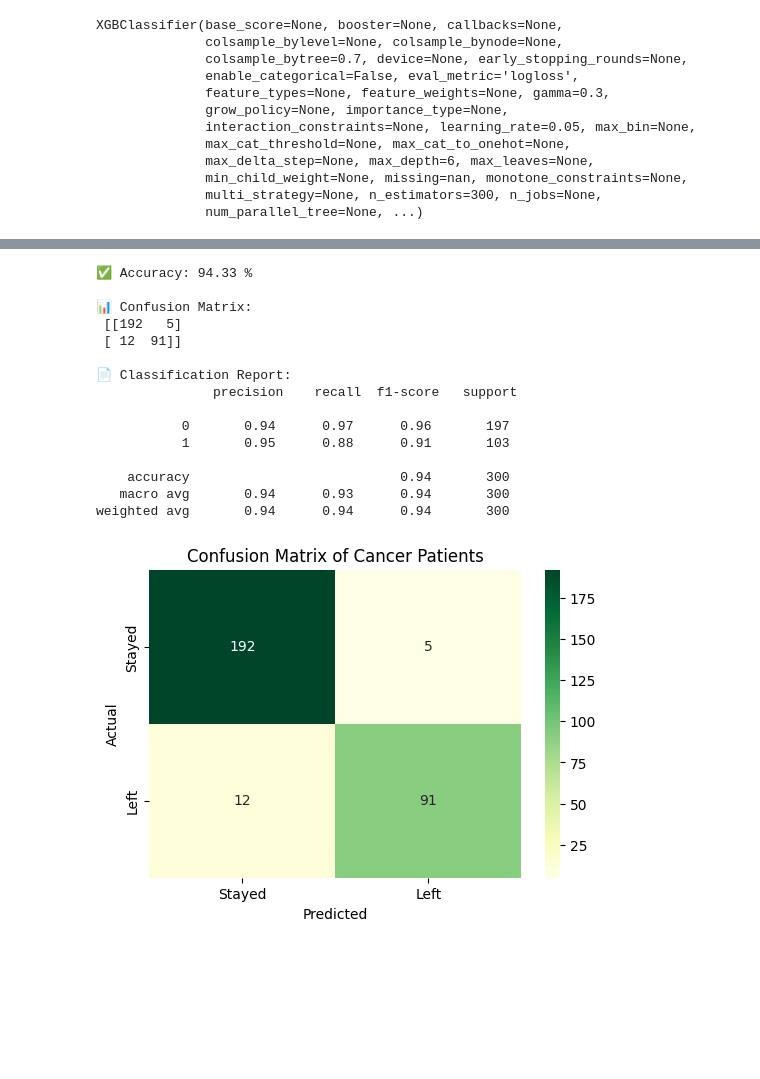
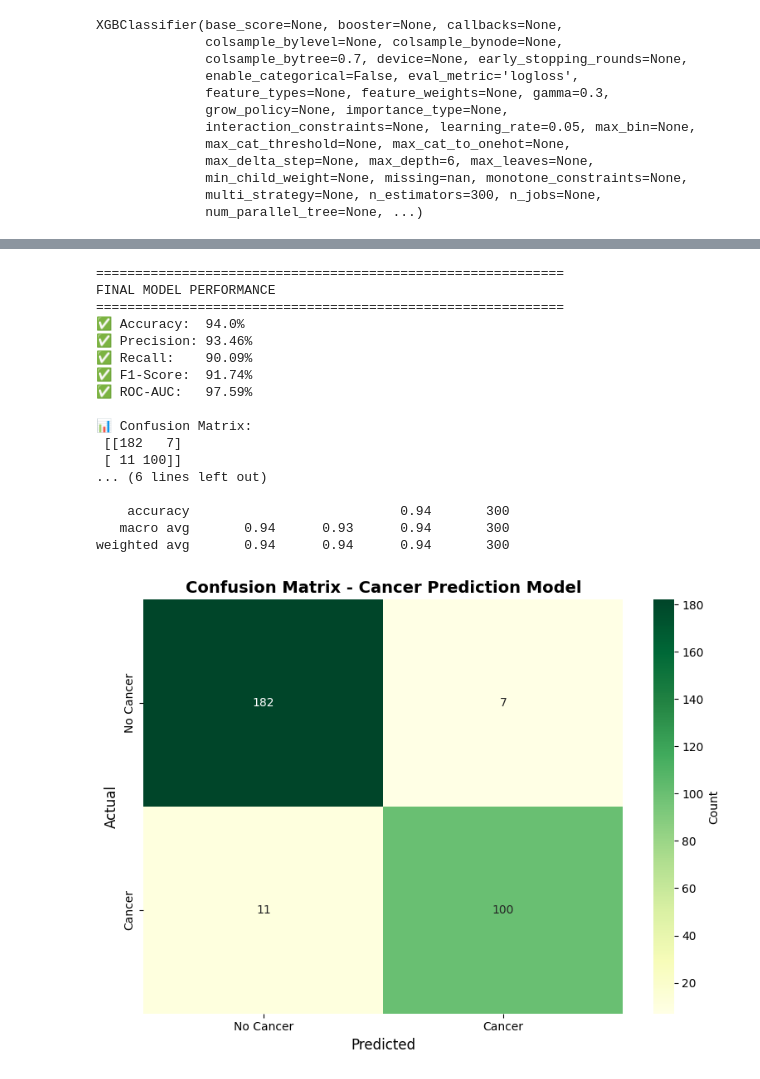
Before and after one commit to Cmoradajr09/Machinelearning_projects, a Jupyter notebook: XGBoost_Cancer.ipynb, the cells around one changed output, grey strips where cells are left out. Drawn from its saved outputs; the diff is of its cells as text; code cells hidden in the pictures; blank space fills up the shorter version.

```diff
--- a/XGBoost_Cancer.ipynb
+++ b/XGBoost_Cancer.ipynb
@@ -64,4 +65,7 @@ X = data.drop('Diagnosis', axis = 1)
 y = data['Diagnosis']
 # %%
 #splitting into training and testing data
-X_train, X_test, y_train, y_test = train_test_split(X, y, test_size = .2, random_state = 45)
+X_train, X_test, y_train, y_test = train_test_split(X, y, test_size = .2, random_state = 45, stratify= y)
+
+print(f"Training set: {X_train.shape}")
+print(f"Test set: {X_test.shape}")
@@ -332,39 +392,62 @@ y_pred = final_model.predict(X_test)
+# %%
+# Final predictions
+
+y_pred = final_model.predict(X_test)
+y_pred_proba = final_model.predict_proba(X_test)[:, 1]
 # %%
 #Evaluation
 accuracy = accuracy_score(y_test, y_pred)
+precision = precision_score(y_test, y_pred)
+recall = recall_score(y_test, y_pred)
+f1 = f1_score(y_test, y_pred)
+roc_auc = roc_auc_score(y_test, y_pred_proba)
+
 conf_matrix = confusion_matrix(y_test, y_pred)
 report = classification_report(y_test, y_pred)
 
-print("✅ Accuracy:", round(accuracy * 100, 2), "%")
+print("\n" + "="*60)
+print("FINAL MODEL PERFORMANCE")
+print("="*60)
+print(f"✅ Accuracy:  {round(accuracy * 100, 2)}%")
+print(f"✅ Precision: {round(precision * 100, 2)}%")
+print(f"✅ Recall:    {round(recall * 100, 2)}%")
+print(f"✅ F1-Score:  {round(f1 * 100, 2)}%")
+print(f"✅ ROC-AUC:   {round(roc_auc * 100, 2)}%")
+
 print("\n📊 Confusion Matrix:\n", conf_matrix)
 print("\n📄 Classification Report:\n", report)
 # %% [output]
-✅ Accuracy: 94.33 %
+============================================================
+FINAL MODEL PERFORMANCE
+============================================================
+✅ Accuracy:  94.0%
+✅ Precision: 93.46%
+✅ Recall:    90.09%
+✅ F1-Score:  91.74%
+✅ ROC-AUC:   97.59%
 
 📊 Confusion Matrix:
- [[192   5]
- [ 12  91]]
-
-📄 Classification Report:
-               precision    recall  f1-score   support
-
-           0       0.94      0.97      0.96       197
-           1       0.95      0.88      0.91       103
+ [[182   7]
+ [ 11 100]]
+... (6 lines left out)
 
     accuracy                           0.94       300
    macro avg       0.94      0.93      0.94       300
 weighted avg       0.94      0.94      0.94       300
 # %%
 #visualizing the confusion matrix
-plt.figure(figsize=(6, 4))
+plt.figure(figsize=(8, 6))
 sns.heatmap(conf_matrix, annot=True, fmt='d', cmap='YlGn',
-            xticklabels=["Stayed", "Left"], yticklabels=["Stayed", "Left"])
-plt.xlabel("Predicted")
-plt.ylabel("Actual")
-plt.title("Confusion Matrix of Cancer Patients")
+            xticklabels=["No Cancer", "Cancer"],
+            yticklabels=["No Cancer", "Cancer"],
+            cbar_kws={'label': 'Count'})
+plt.xlabel("Predicted", fontsize=12)
+plt.ylabel("Actual", fontsize=12)
+plt.title("Confusion Matrix - Cancer Prediction Model", fontsize=14, fontweight='bold')
+plt.tight_layout()
 plt.show()
 # %% [output]
-[figure, old version]
+[figure, new version]
 # %%
 # Interpretation:
 
```
Also changed, not shown: parts of 11 cells of this notebook.
